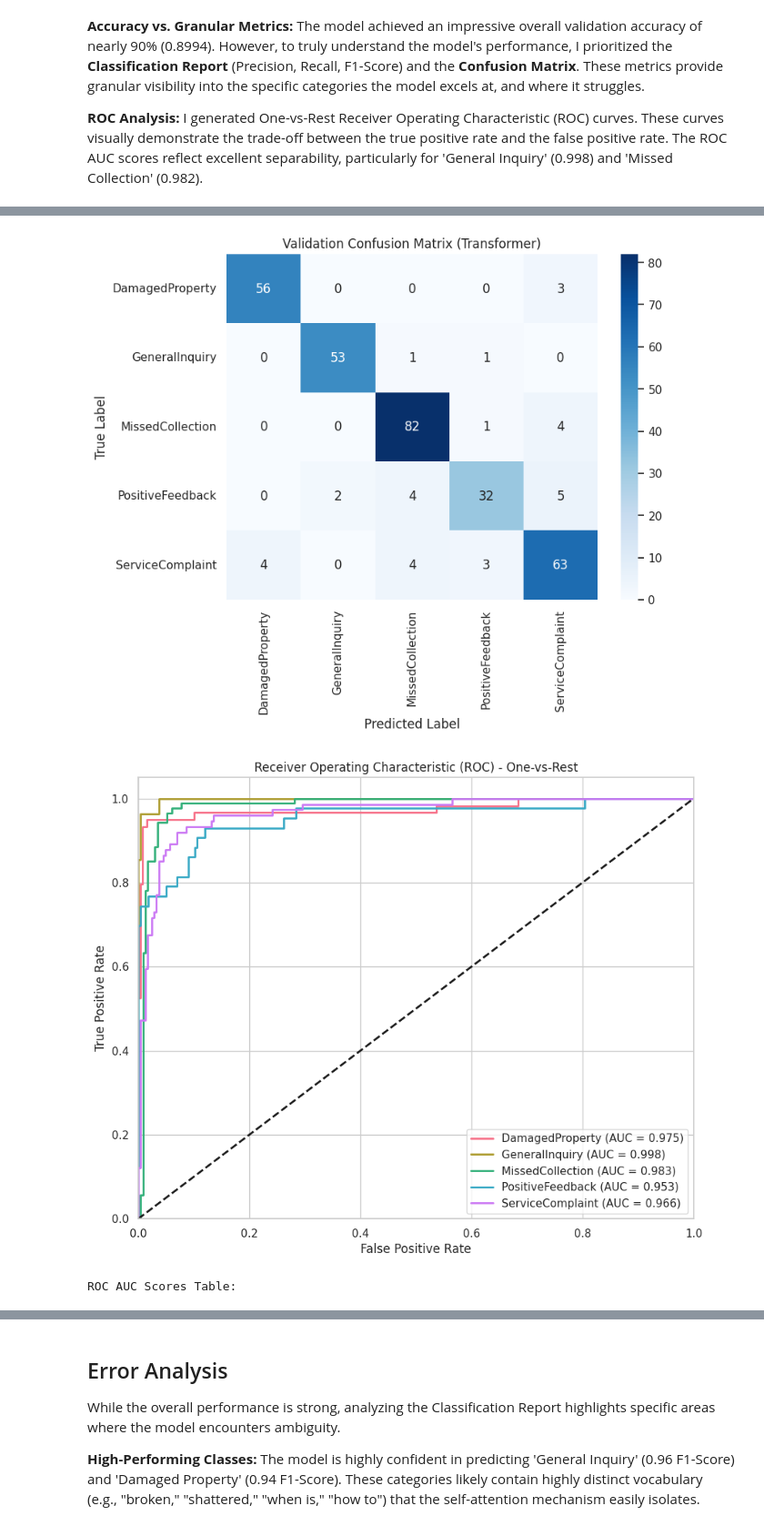
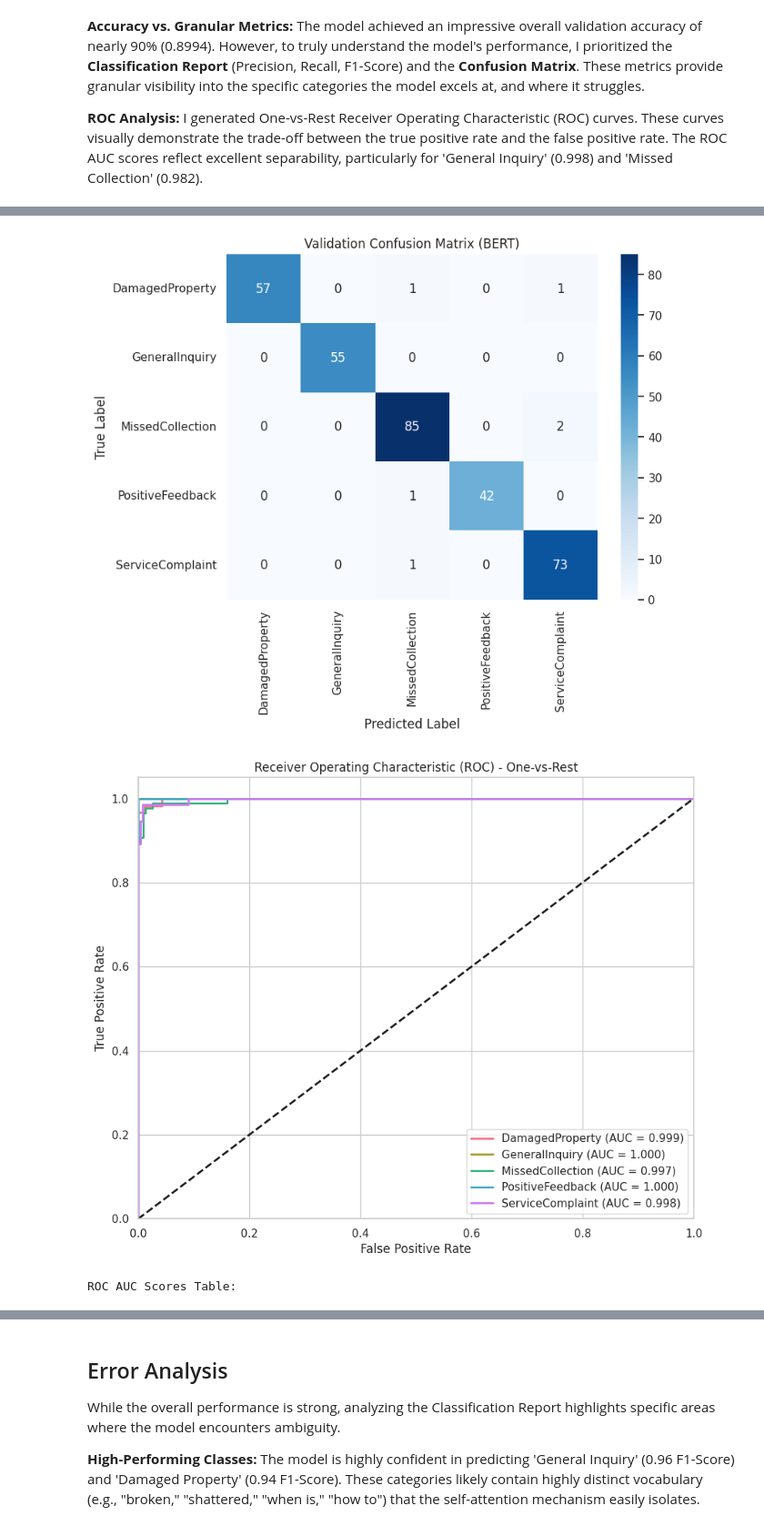
Before and after one commit to fynley17/AI-Class, a Jupyter notebook: portfolio/email filtering/main.ipynb, the cells around one changed output, grey strips where cells are left out. Shown at 91% size. Cells and saved outputs as stored; diff of their text form; code cells hidden in the pictures.

```diff
--- a/portfolio/email filtering/main.ipynb
+++ b/portfolio/email filtering/main.ipynb
@@ -211,7 +211,8 @@ class BERTDataset(Dataset):
         text = str(self.texts[idx])
         label = self.labels[idx]
 
-        encoding = self.tokenizer.encode_plus(
+        # CHANGED: Call the tokenizer directly instead of .encode_plus()
+        encoding = self.tokenizer(
             text,
             add_special_tokens=True,
             max_length=self.max_len,
@@ -227,12 +228,13 @@ class BERTDataset(Dataset):
             'labels': torch.tensor(label, dtype=torch.long)
         }
 # %%
-# --- NEW CELL: Initialize Data and Optimizer for BERT ---
+# Map string labels to integer indices
+train_df['label_idx'] = train_df['label'].map(label2idx)
+val_df['label_idx'] = val_df['label'].map(label2idx)
 
 # 1. Create the new BERT-compatible Datasets
-# Note: Ensure 'train_texts', 'train_labels', etc., are defined from your earlier preprocessing
-train_dataset = BERTDataset(train_df, train_labels, tokenizer, MAX_LEN)
-val_dataset = BERTDataset(val_df, val_labels, tokenizer, MAX_LEN)
+train_dataset = BERTDataset(train_df['text'].values, train_df['label_idx'].values, tokenizer, MAX_LEN)
+val_dataset = BERTDataset(val_df['text'].values, val_df['label_idx'].values, tokenizer, MAX_LEN)
 
 # 2. Create the new DataLoaders
 # BERT models are heavy; if you get a "CUDA Out of Memory" error,
@@ -409,6 +411,8 @@ def train_epoch(model, data_loader, optimizer, criterion, device):
 def eval_epoch(model, data_loader, criterion, device):
     model.eval()
     total_loss, correct = 0, 0
+    all_preds = []
+    all_labels = []
 
     with torch.no_grad():
         for batch in data_loader:
@@ -423,7 +427,11 @@ def eval_epoch(model, data_loader, criterion, device):
             preds = torch.argmax(logits, dim=1)
             correct += (preds == labels).sum().item()
 
-    return total_loss / len(data_loader), correct / len(data_loader.dataset), None, None
+            # Save predictions and labels for evaluation metrics
+            all_preds.extend(preds.cpu().numpy())
+            all_labels.extend(labels.cpu().numpy())
+
+    return total_loss / len(data_loader), correct / len(data_loader.dataset), all_preds, all_labels
 # %%
 # Cell 8: Run the Training Loop
 
@@ -513,7 +537,7 @@ plt.figure(figsize=(8, 6))
 sns.heatmap(cm, annot=True, fmt='d', xticklabels=labels, yticklabels=labels, cmap='Blues')
 plt.xlabel('Predicted Label')
 plt.ylabel('True Label')
-plt.title('Validation Confusion Matrix (Transformer)')
+plt.title('Validation Confusion Matrix (BERT)')
 plt.show()
 
 # 3. Gather probabilities for ROC Analysis
@@ -522,12 +546,18 @@ all_probs = []
 all_true = []
 
 with torch.no_grad():
-    for xb, yb in val_loader:
-        xb, yb = xb.to(device), yb.to(device)
-        logits = model(xb)
+    for batch in val_loader:
+        # Extract from dictionary and move to device
+        input_ids = batch['input_ids'].to(device)
+        attention_mask = batch['attention_mask'].to(device)
+        labels_batch = batch['labels'].to(device)
+
+        # Pass input_ids and attention_mask to BERT
+        logits = model(input_ids=input_ids, attention_mask=attention_mask)
         probs = torch.softmax(logits, dim=1)
+
         all_probs.extend(probs.cpu().numpy())
-        all_true.extend(yb.cpu().numpy())
+        all_true.extend(labels_batch.cpu().numpy())
 
 all_probs = np.array(all_probs)
 all_true = np.array(all_true)
@@ -590,4 +620,4 @@ ServiceComplaint       0.84      0.85      0.85        74
-[figure, old version]
+[figure, new version]
-[figure, old version]
+[figure, new version]
 ROC AUC Scores Table:
 |  | Class | ROC AUC Score |
```
Also changed, not shown: parts of 4 cells of this notebook.
